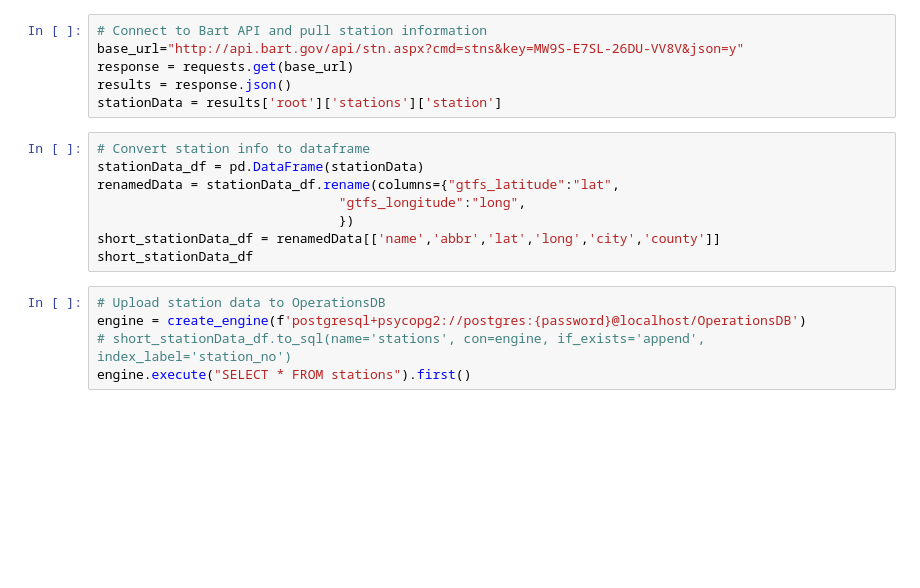
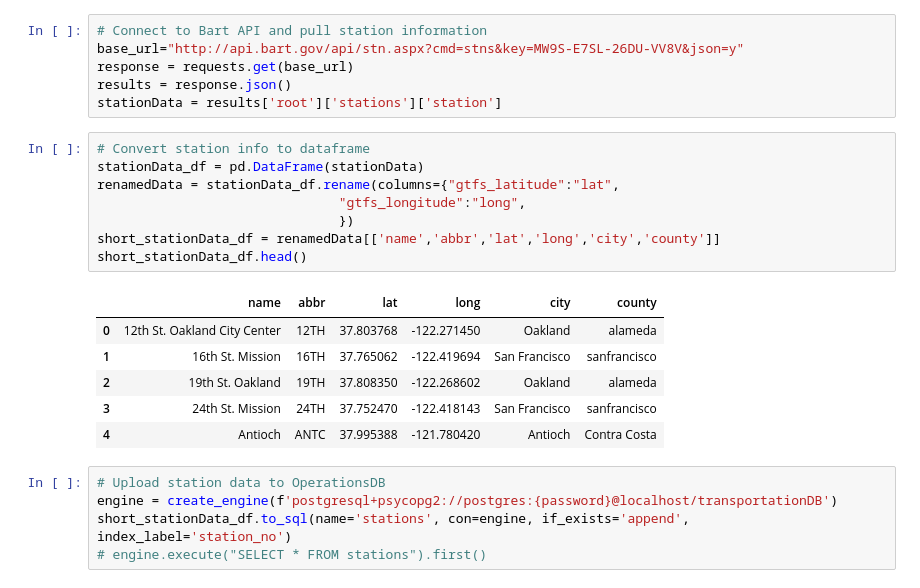
Before and after one commit to WayneJ2/ETL_challenge, a Jupyter notebook: ETL assignment.ipynb, the cells around one changed output. Cells and saved outputs as stored; diff of their text form; blank space fills up the shorter version.

```diff
--- a/ETL assignment.ipynb
+++ b/ETL assignment.ipynb
@@ -227,13 +284,20 @@ stationData = results['root']['stations']['station']
 # %%
 # Convert station info to dataframe
 stationData_df = pd.DataFrame(stationData)
 renamedData = stationData_df.rename(columns={"gtfs_latitude":"lat",
                                "gtfs_longitude":"long",
                                })
 short_stationData_df = renamedData[['name','abbr','lat','long','city','county']]
-short_stationData_df
+short_stationData_df.head()
+# %% [output]
+|  | name | abbr | lat | long | city | county |
+| 0 | 12th St. Oakland City Center | 12TH | 37.803768 | -122.271450 | Oakland | alameda |
+| 1 | 16th St. Mission | 16TH | 37.765062 | -122.419694 | San Francisco | sanfrancisco |
+| 2 | 19th St. Oakland | 19TH | 37.808350 | -122.268602 | Oakland | alameda |
+| 3 | 24th St. Mission | 24TH | 37.752470 | -122.418143 | San Francisco | sanfrancisco |
+| 4 | Antioch | ANTC | 37.995388 | -121.780420 | Antioch | Contra Costa |
 # %%
 # Upload station data to OperationsDB
-engine = create_engine(f'postgresql+psycopg2://postgres:{password}@localhost/OperationsDB')
-# short_stationData_df.to_sql(name='stations', con=engine, if_exists='append', index_label='station_no')
-engine.execute("SELECT * FROM stations").first()
+engine = create_engine(f'postgresql+psycopg2://postgres:{password}@localhost/transportationDB')
+short_stationData_df.to_sql(name='stations', con=engine, if_exists='append', index_label='station_no')
+# engine.execute("SELECT * FROM stations").first()
```
Also changed, not shown: parts of 13 cells of this notebook, 3 other files.
